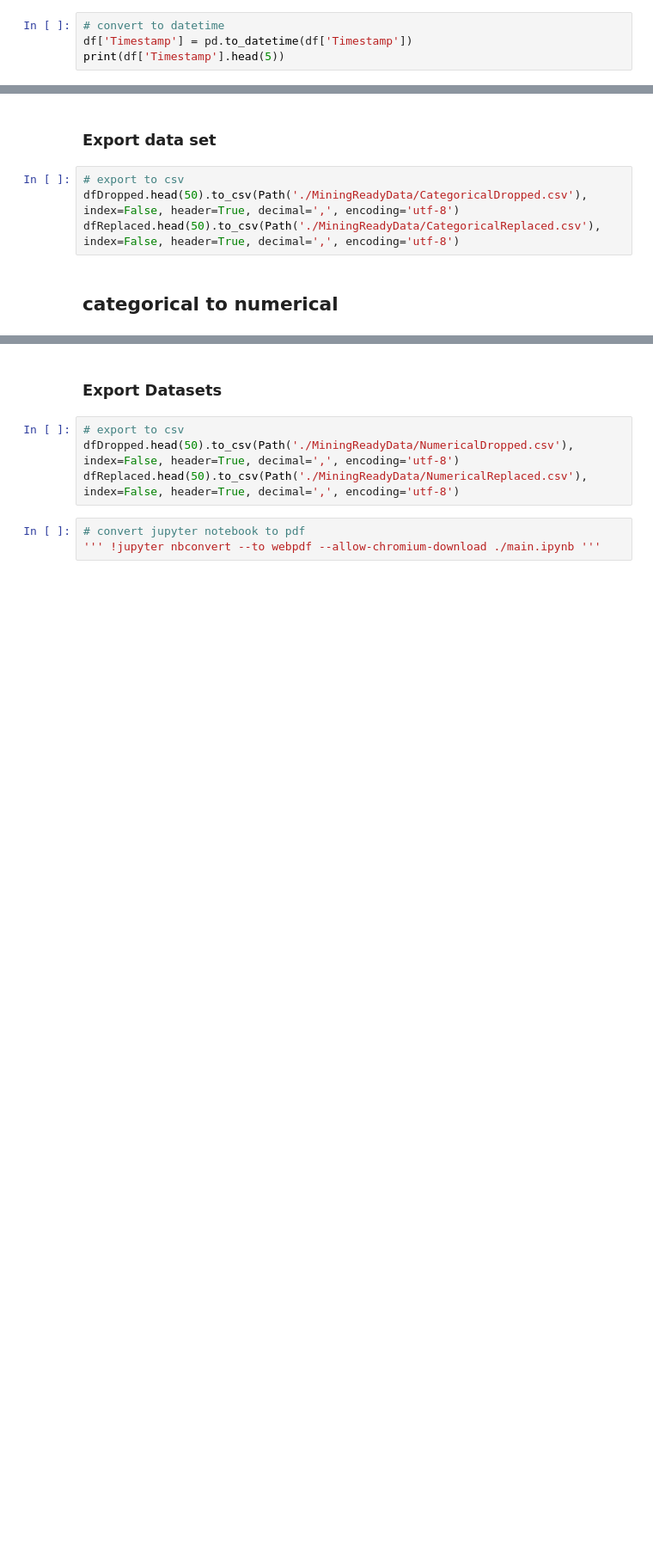
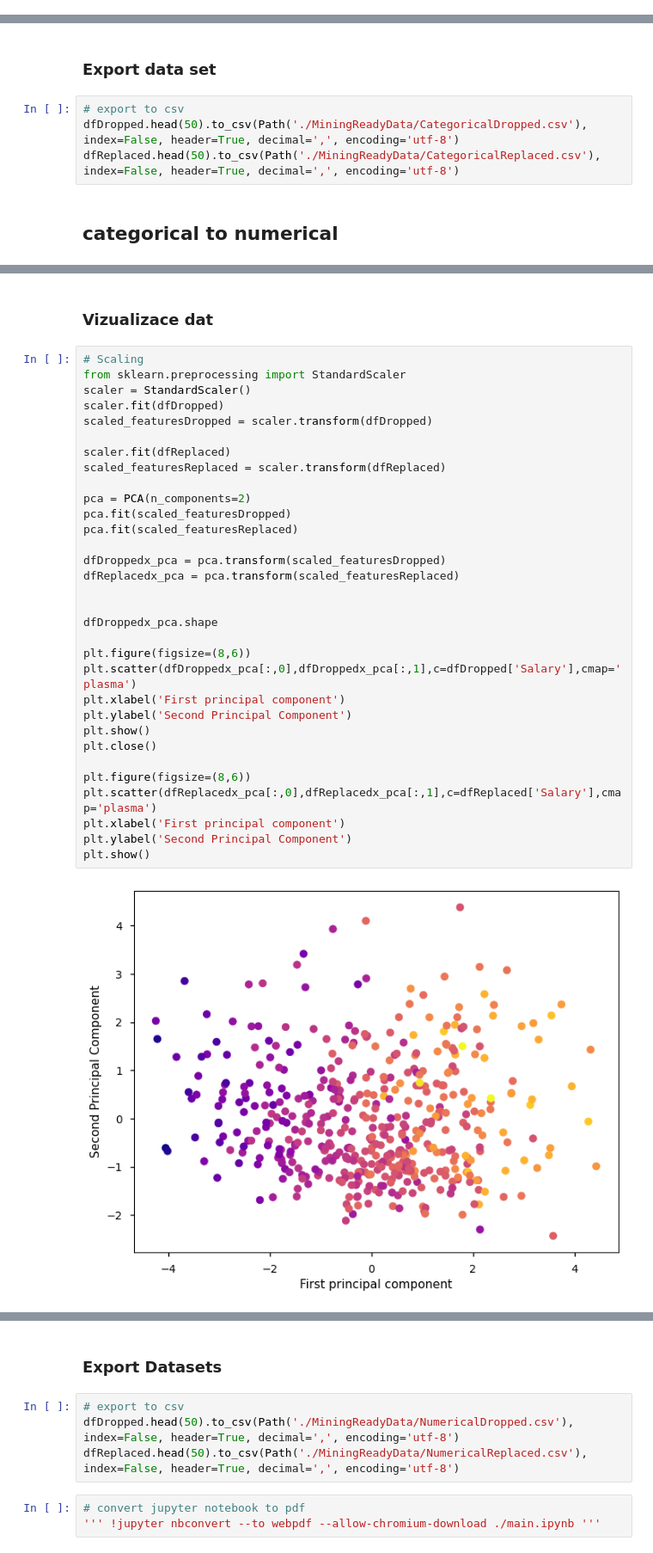
Before and after one commit to MatejMistik/upa-p2-data-analysis, a Jupyter notebook: main.ipynb, the cells around one changed output, grey strips where cells are left out. Shown at 86% size. Drawn from its saved outputs; the diff is of its cells as text; blank space fills up the shorter version.

```diff
--- a/main.ipynb
+++ b/main.ipynb
@@ -1263,4 +1322,0 @@ dfIrrelevant
-# %%
-# convert to datetime
-df['Timestamp'] = pd.to_datetime(df['Timestamp'])
-print(df['Timestamp'].head(5))
@@ -1517,3 +1567,39 @@ None
 | 50% | 32.000000 | 1.000000 | 2.000000 | 8.000000 | 1.000000 | 19.000000 | 70000.000000 | ... |
 | 75% | 35.000000 | 1.000000 | 9.000000 | 11.000000 | 2.000000 | 36.000000 | 78000.000000 | ... |
 | max | 44.000000 | 81.000000 | 101.000000 | 28.000000 | 11.000000 | 201.000000 | 111111.000000 | ... |
+# %% [markdown]
+### Vizualizace dat
+# %%
+# Scaling
+from sklearn.preprocessing import StandardScaler
+scaler = StandardScaler()
+scaler.fit(dfDropped)
+scaled_featuresDropped = scaler.transform(dfDropped)
+
+scaler.fit(dfReplaced)
+scaled_featuresReplaced = scaler.transform(dfReplaced)
+
+pca = PCA(n_components=2)
+pca.fit(scaled_featuresDropped)
+pca.fit(scaled_featuresReplaced)
+
+dfDroppedx_pca = pca.transform(scaled_featuresDropped)
+dfReplacedx_pca = pca.transform(scaled_featuresReplaced)
+
+
+dfDroppedx_pca.shape
+
+plt.figure(figsize=(8,6))
+plt.scatter(dfDroppedx_pca[:,0],dfDroppedx_pca[:,1],c=dfDropped['Salary'],cmap='plasma')
+plt.xlabel('First principal component')
+plt.ylabel('Second Principal Component')
+plt.show()
+plt.close()
+
+plt.figure(figsize=(8,6))
+plt.scatter(dfReplacedx_pca[:,0],dfReplacedx_pca[:,1],c=dfReplaced['Salary'],cmap='plasma')
+plt.xlabel('First principal component')
+plt.ylabel('Second Principal Component')
+plt.show()
+# %% [output]
+[figure, added]
```
Also changed, not shown: parts of 37 cells of this notebook.
